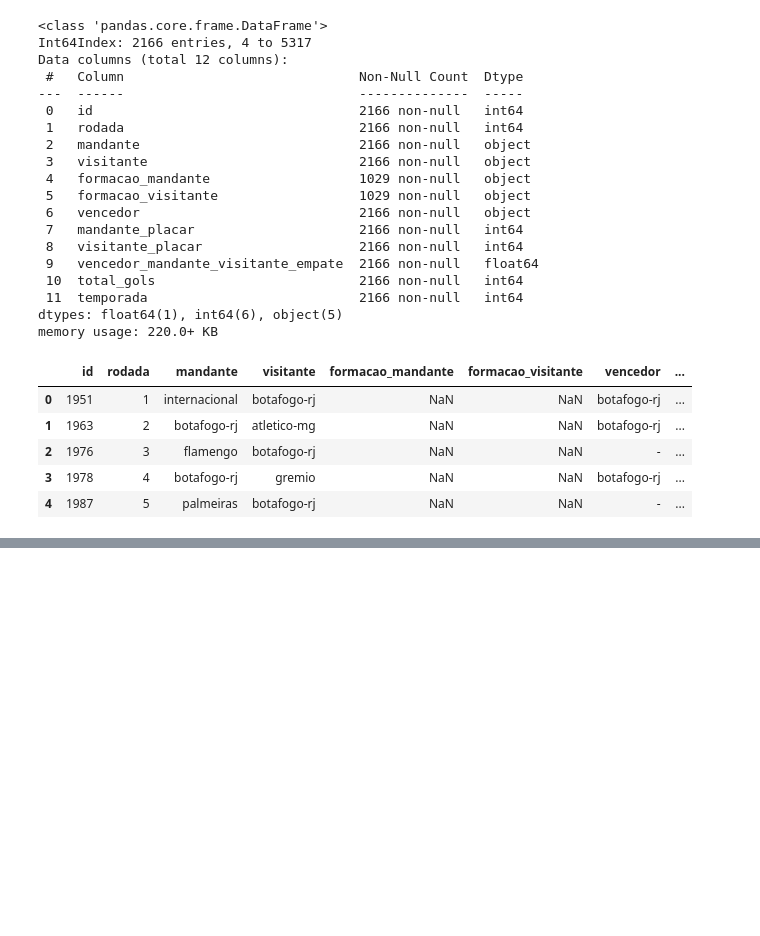
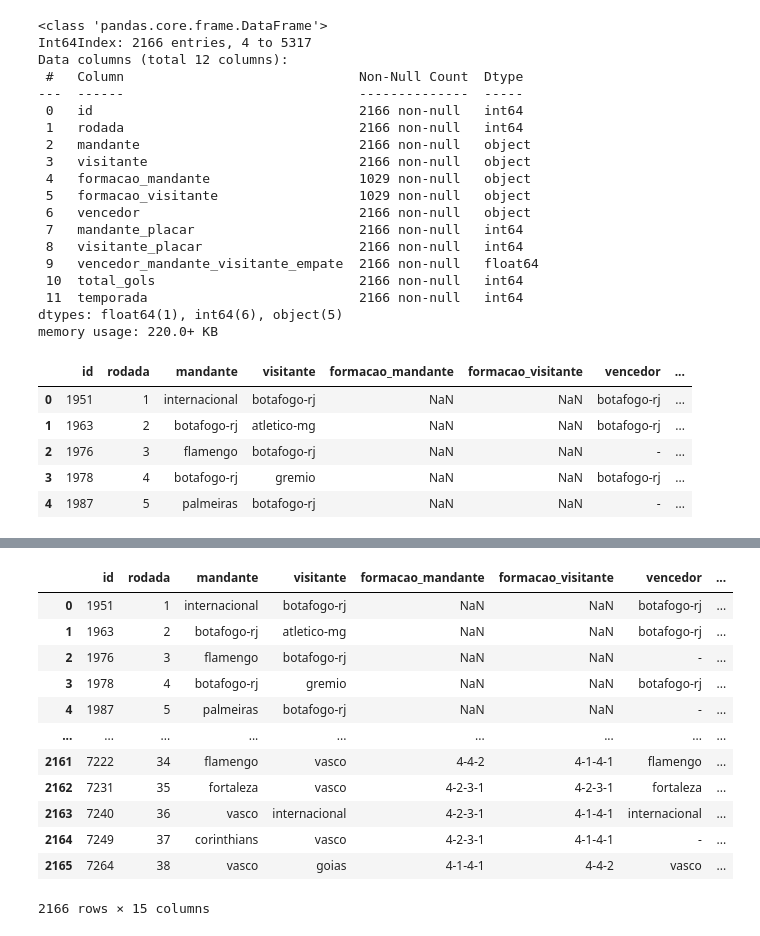
Before and after one commit to vbddinho/puc_minas_machine, a Jupyter notebook: upload_data.ipynb, the cells around one changed output, grey strips where cells are left out. Saved outputs shown, nothing was run; the diff lists cells and outputs as text; code cells hidden in the pictures; blank space fills up the shorter version.

```diff
--- a/upload_data.ipynb
+++ b/upload_data.ipynb
@@ -349,0 +367,22 @@ selecao_cariocas["empate"]=0
+# %%
+selecao_cariocas.loc[(selecao_cariocas["mandante"]== selecao_cariocas["vencedor"] ),"win_mandante"] = 1
+selecao_cariocas.loc[(selecao_cariocas["visitante"]== selecao_cariocas["vencedor"] ),"win_visitante"] = 1
+selecao_cariocas.loc[(selecao_cariocas["vencedor"] == '-'),"empate"] = 1
+selecao_cariocas
+
+
+#df_2007_2022.loc[(df_2007_2022["data"]>="2020/08/08") & (df_2007_2022["data"]<="2021/02/25"),"temporada" ] = 2020
+# %% [output]
+|  | id | rodada | mandante | visitante | formacao_mandante | formacao_visitante | vencedor | ... |
+| 0 | 1951 | 1 | internacional | botafogo-rj | NaN | NaN | botafogo-rj | ... |
+| 1 | 1963 | 2 | botafogo-rj | atletico-mg | NaN | NaN | botafogo-rj | ... |
+| 2 | 1976 | 3 | flamengo | botafogo-rj | NaN | NaN | - | ... |
+| 3 | 1978 | 4 | botafogo-rj | gremio | NaN | NaN | botafogo-rj | ... |
+| 4 | 1987 | 5 | palmeiras | botafogo-rj | NaN | NaN | - | ... |
+| ... | ... | ... | ... | ... | ... | ... | ... | ... |
+| 2161 | 7222 | 34 | flamengo | vasco | 4-4-2 | 4-1-4-1 | flamengo | ... |
+| 2162 | 7231 | 35 | fortaleza | vasco | 4-2-3-1 | 4-2-3-1 | fortaleza | ... |
+| 2163 | 7240 | 36 | vasco | internacional | 4-2-3-1 | 4-1-4-1 | internacional | ... |
+| 2164 | 7249 | 37 | corinthians | vasco | 4-2-3-1 | 4-1-4-1 | - | ... |
+| 2165 | 7264 | 38 | vasco | goias | 4-1-4-1 | 4-4-2 | vasco | ... |
+2166 rows × 15 columns
```
Also changed, not shown: parts of 5 cells of this notebook.
